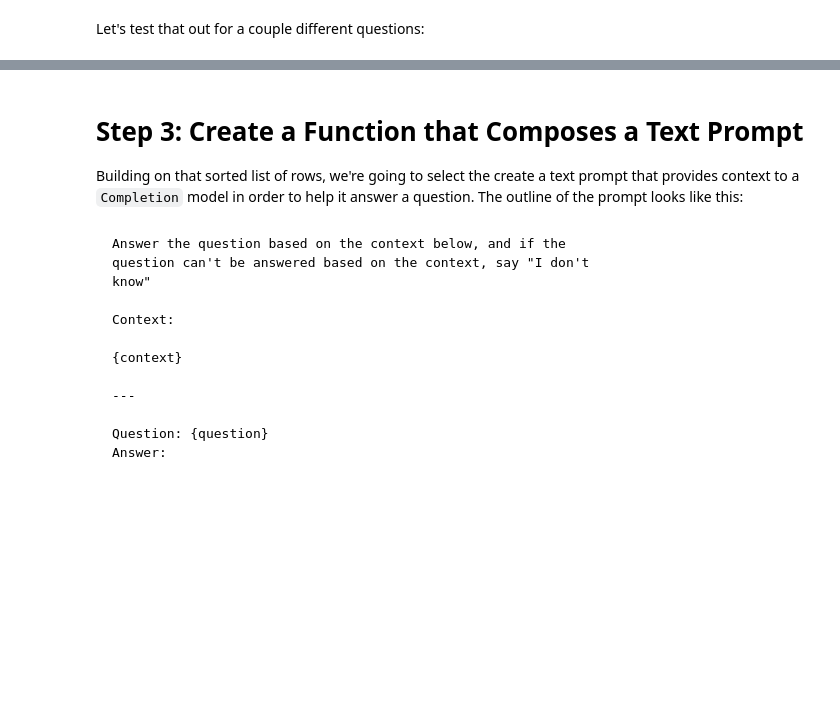
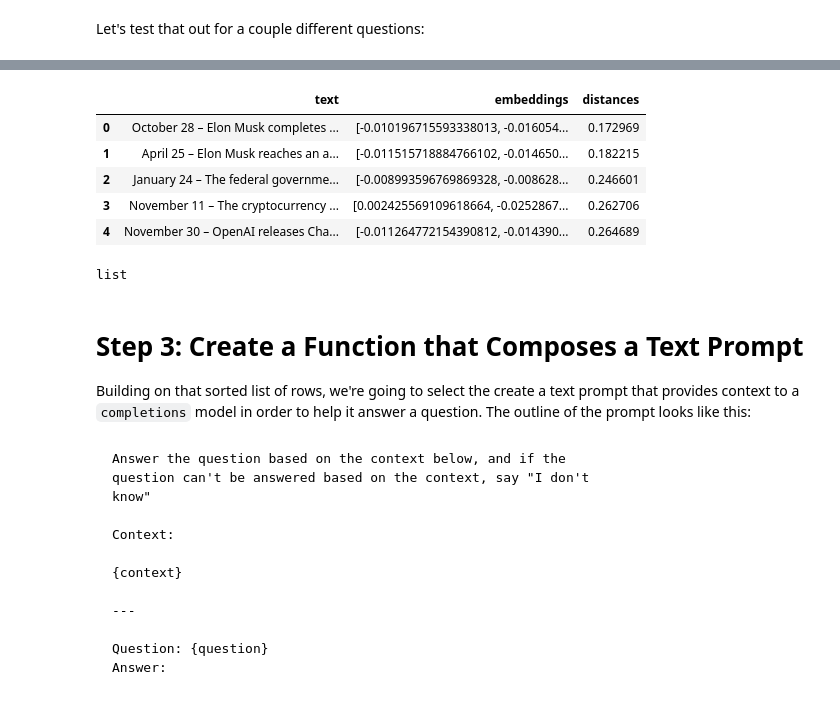
Before and after one commit to mxagar/generative_ai_udacity, a Jupyter notebook: 02_LLMs/lab/casestudy_rag_wikpedia_2022.ipynb, the cells around one changed output, grey strips where cells are left out. Saved outputs shown, nothing was run; the diff lists cells and outputs as text; code cells hidden in the pictures; blank space fills up the shorter version.

````diff
--- a/02_LLMs/lab/casestudy_rag_wikpedia_2022.ipynb
+++ b/02_LLMs/lab/casestudy_rag_wikpedia_2022.ipynb
@@ -228,7 +265,22 @@ get_rows_sorted_by_relevance("Who owns Twitter?", df)
+# %%
+df = pd.read_csv("distances.csv")
+df["embeddings"] = df["embeddings"].apply(ast.literal_eval)
+df.head()
+# %% [output]
+|  | text | embeddings | distances |
+| 0 | October 28 – Elon Musk completes ... | [-0.010196715593338013, -0.016054... | 0.172969 |
+| 1 | April 25 – Elon Musk reaches an a... | [-0.011515718884766102, -0.014650... | 0.182215 |
+| 2 | January 24 – The federal governme... | [-0.008993596769869328, -0.008628... | 0.246601 |
+| 3 | November 11 – The cryptocurrency ... | [0.002425569109618664, -0.0252867... | 0.262706 |
+| 4 | November 30 – OpenAI releases Cha... | [-0.011264772154390812, -0.014390... | 0.264689 |
+# %%
+type(df["embeddings"].loc[0])
+# %% [output]
+list
 # %% [markdown]
 # Step 3: Create a Function that Composes a Text Prompt
 
-Building on that sorted list of rows, we're going to select the create a text prompt that provides context to a `Completion` model in order to help it answer a question. The outline of the prompt looks like this:
+Building on that sorted list of rows, we're going to select the create a text prompt that provides context to a `completions` model in order to help it answer a question. The outline of the prompt looks like this:
 # %% [markdown]
 ```
 Answer the question based on the context below, and if the
````
Also changed, not shown: parts of 17 cells of this notebook, 2 other files.
